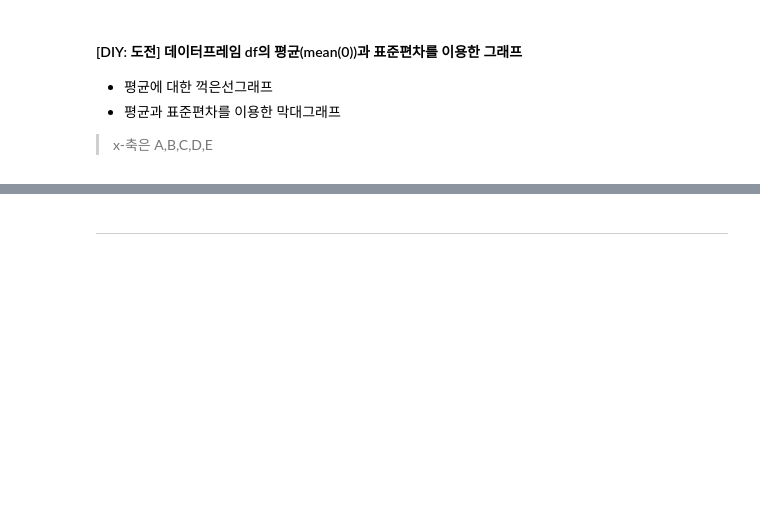
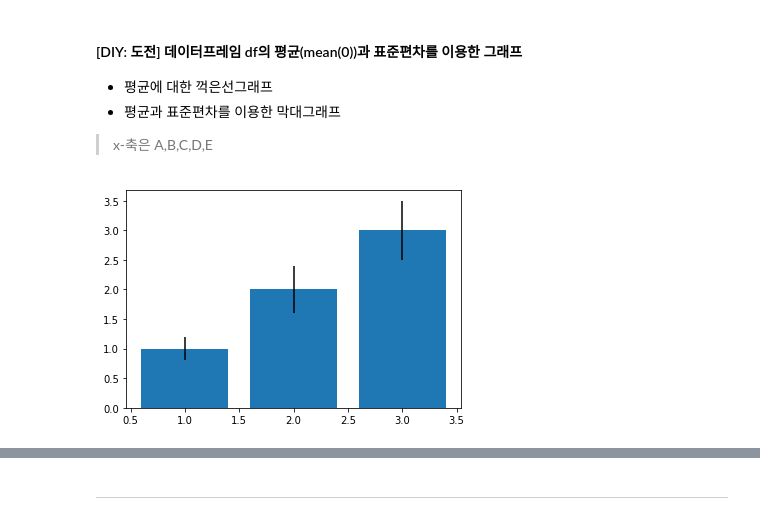
Before and after one commit to pdm03/pdm03, a Jupyter notebook: py-pandas/pandas_3_harnessing_df.ipynb, the cells around one changed output, grey strips where cells are left out. Cells and saved outputs as stored; diff of their text form; code cells hidden in the pictures; blank space fills up the shorter version.

```diff
--- a/py-pandas/pandas_3_harnessing_df.ipynb
+++ b/py-pandas/pandas_3_harnessing_df.ipynb
@@ -182,12 +307,14 @@ import matplotlib.pyplot as plt
 # %%
 # 막대그래프(bar graph)를 그린다.
 means = [1, 2, 3]
 stddevs = [0.2, 0.4, 0.5]
 bar_labels = ['bar 1', 'bar 2', 'bar 3']
 
 # plot bars
-x_pos = list(range(len(bar_labels)))
+x_pos = list(range(1, len(bar_labels)+1))
 plt.bar(x_pos, means, yerr=stddevs)
 
 plt.show()
+# %% [output]
+[figure, added]
 # %%
```
Also changed, not shown: parts of 19 cells of this notebook.
